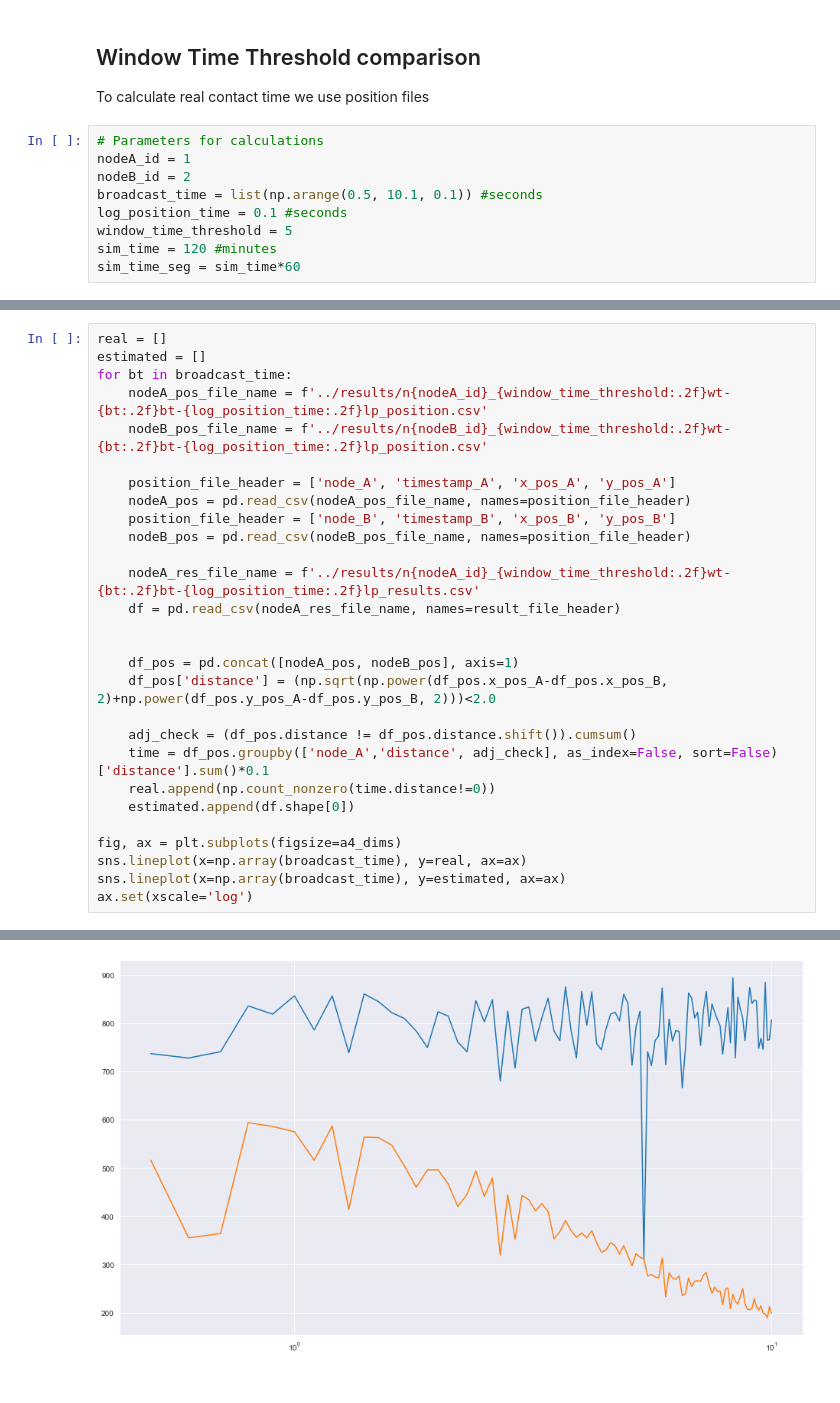
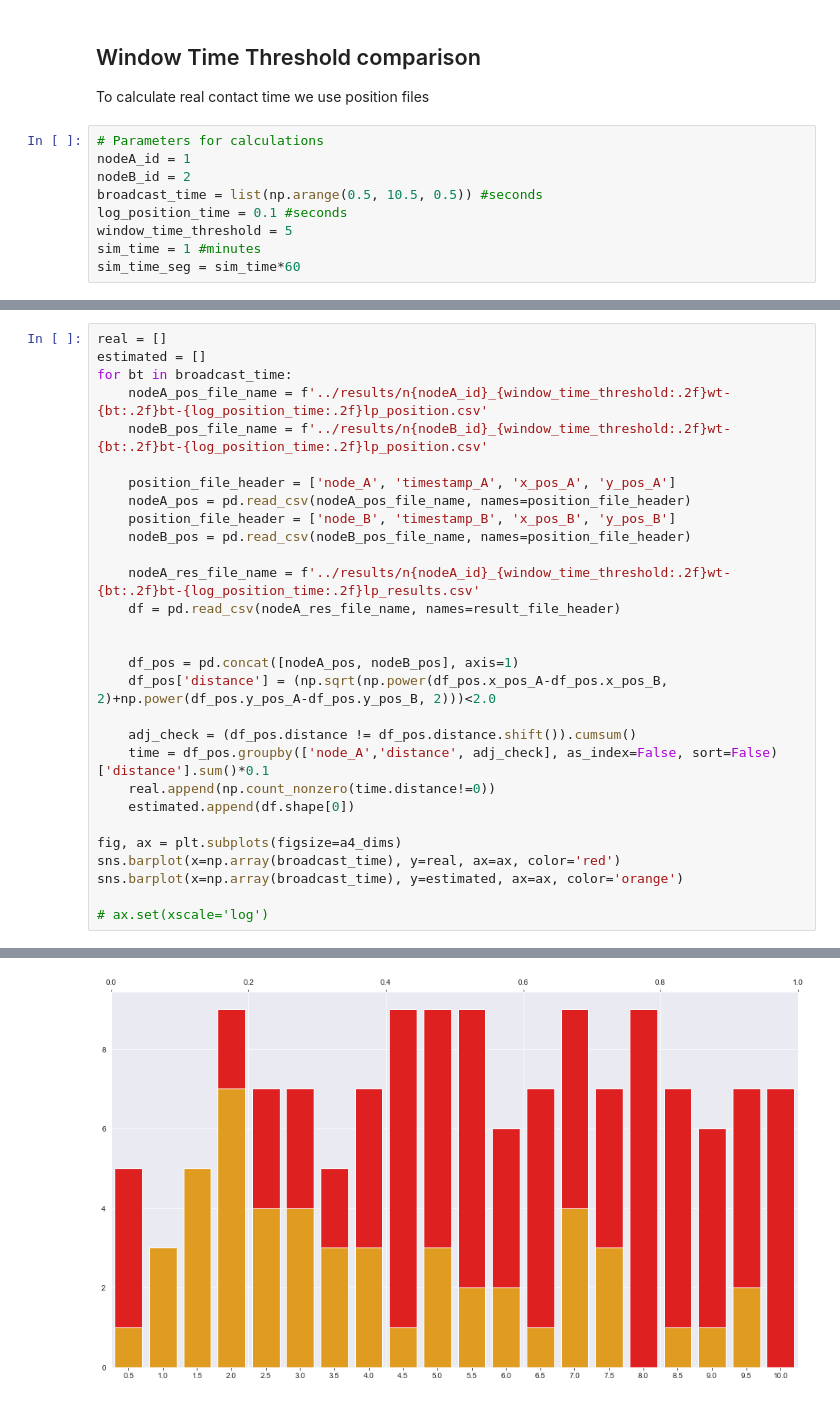
Before and after one commit to ramirofd/contact_tracing_sim, a Jupyter notebook: py_ntbks/Untitled.ipynb, the cells around one changed output, grey strips where cells are left out. Saved outputs shown, nothing was run; the diff lists cells and outputs as text.

Commit message:
barplot

```diff
--- a/py_ntbks/Untitled.ipynb
+++ b/py_ntbks/Untitled.ipynb
@@ -11,10 +11,10 @@ To calculate real contact time we use position files
 # Parameters for calculations
 nodeA_id = 1
 nodeB_id = 2
-broadcast_time = list(np.arange(0.5, 10.1, 0.1)) #seconds
+broadcast_time = list(np.arange(0.5, 10.5, 0.5)) #seconds
 log_position_time = 0.1 #seconds
 window_time_threshold = 5
-sim_time = 120 #minutes
+sim_time = 1 #minutes
 sim_time_seg = sim_time*60
 # %%
 avg_sum = 0
@@ -105,7 +105,8 @@ for bt in broadcast_time:
     estimated.append(df.shape[0])
 
 fig, ax = plt.subplots(figsize=a4_dims)
-sns.lineplot(x=np.array(broadcast_time), y=real, ax=ax)
-sns.lineplot(x=np.array(broadcast_time), y=estimated, ax=ax)
-ax.set(xscale='log')
+sns.barplot(x=np.array(broadcast_time), y=real, ax=ax, color='red')
+sns.barplot(x=np.array(broadcast_time), y=estimated, ax=ax, color='orange')
+
+# ax.set(xscale='log')
 # %% [output]
@@ -113 +114 @@ ax.set(xscale='log')
-[figure, old version]
+[figure, new version]
```
Also changed, not shown: parts of 3 cells of this notebook.
